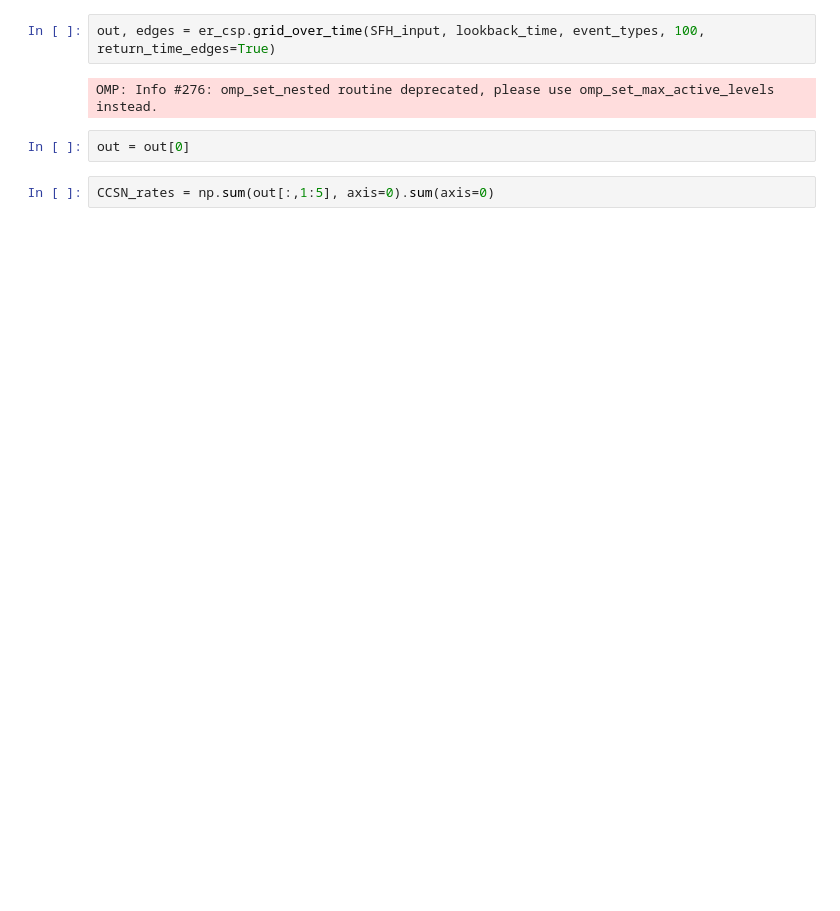
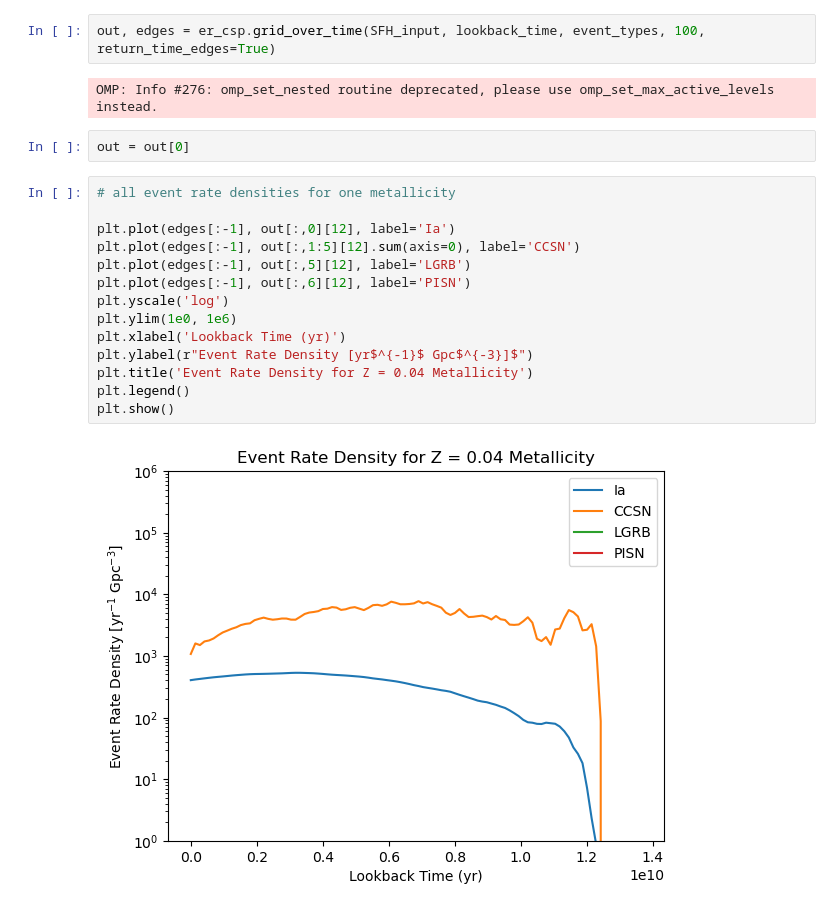
Before and after one commit to NicholaCharlton/Y4_Project, a Jupyter notebook: Nichola/Metallicity Specific Rates/CSP Module Edited.ipynb, the cells around one changed output. Saved outputs shown, nothing was run; the diff lists cells and outputs as text; blank space fills up the shorter version.

```diff
--- a/Nichola/Metallicity Specific Rates/CSP Module Edited.ipynb
+++ b/Nichola/Metallicity Specific Rates/CSP Module Edited.ipynb
@@ -324,5 +305,19 @@ out, edges = er_csp.grid_over_time(SFH_input, lookback_time, event_types, 100, r
 OMP: Info #276: omp_set_nested routine deprecated, please use omp_set_max_active_levels instead.
 # %%
 out = out[0]
-# %%
-CCSN_rates = np.sum(out[:,1:5], axis=0).sum(axis=0)
+# %%
+# all event rate densities for one metallicity
+
+plt.plot(edges[:-1], out[:,0][12], label='Ia')
+plt.plot(edges[:-1], out[:,1:5][12].sum(axis=0), label='CCSN')
+plt.plot(edges[:-1], out[:,5][12], label='LGRB')
+plt.plot(edges[:-1], out[:,6][12], label='PISN')
+plt.yscale('log')
+plt.ylim(1e0, 1e6)
+plt.xlabel('Lookback Time (yr)')
+plt.ylabel(r"Event Rate Density [yr$^{-1}$ Gpc$^{-3}]$")
+plt.title('Event Rate Density for Z = 0.04 Metallicity')
+plt.legend()
+plt.show()
+# %% [output]
+[figure, added]
```
Also changed, not shown: parts of 5 cells of this notebook.
